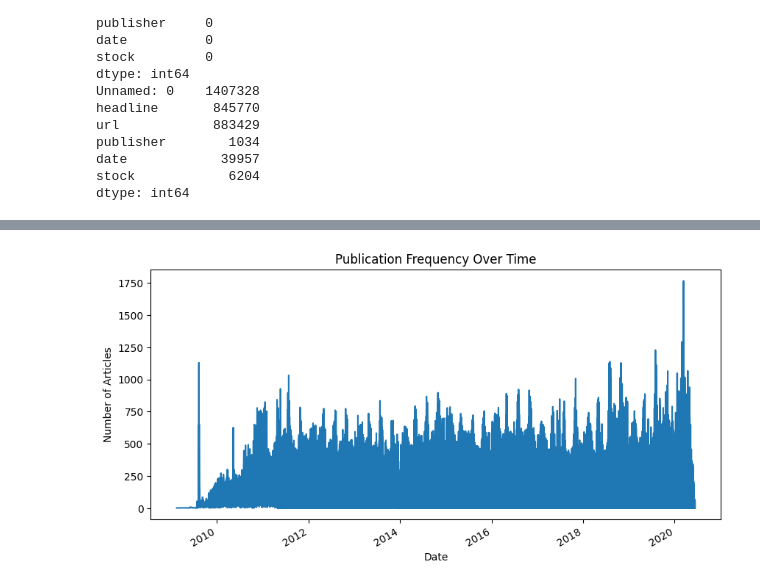
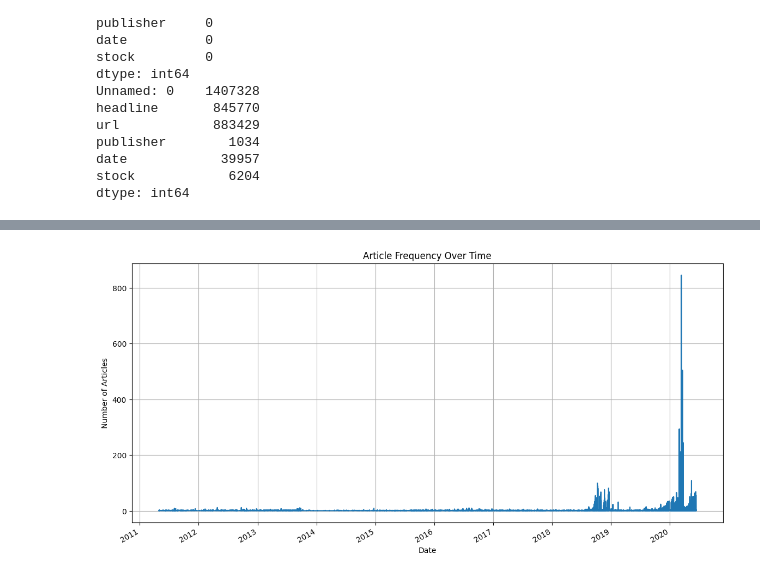
Before and after one commit to hasankere/Training, a Jupyter notebook: notebooks/stock_data_analysis.ipynb, the cells around one changed output, grey strips where cells are left out. Saved outputs shown, nothing was run; the diff lists cells and outputs as text; code cells hidden in the pictures.

```diff
--- a/notebooks/stock_data_analysis.ipynb
+++ b/notebooks/stock_data_analysis.ipynb
@@ -75,3 +81,14 @@ publisher        1034
 date            39957
 stock            6204
 dtype: int64
+# %%
+# Assuming your textual data is in a column named 'headline'
+if 'headline' in data.columns:
+    # Calculate headline lengths
+    data['headline_length'] = data['headline'].astype(str).apply(len)
+
+    # Get basic statistics for headline lengths
+    length_stats = data['headline_length'].describe()
+    print(length_stats)
+else:
+    print("Column 'headline' not found in dataset.")
@@ -78,17 +153,21 @@ dtype: int64
 # %%
-# Convert the 'date' column to datetime
-data['date'] = pd.to_datetime(data['date'], format='ISO8601', errors='coerce')
 
-# Check the range of dates
-print(data['date'].min(), data['date'].max())
+# Convert the 'date' column to datetime format
+data['date'] = pd.to_datetime(data['date'], errors='coerce')
 
-# Group by date to see publication frequency
-date_counts = data['date'].value_counts().sort_index()
-# Plot the distribution
-plt.figure(figsize=(10, 5))
-date_counts.plot(kind='line')
-plt.title("Publication Frequency Over Time")
-plt.xlabel("Date")
-plt.ylabel("Number of Articles")
+# Check for invalid dates
+if data['date'].isnull().sum() > 0:
+    print(f"Found {data['date'].isnull().sum()} rows with invalid dates.")
+    data = data.dropna(subset=['date'])
+# Count articles published each day
+daily_counts = data['date'].value_counts().sort_index()
+
+# Plot daily trends
+plt.figure(figsize=(14, 7))
+daily_counts.plot()
+plt.title('Article Frequency Over Time')
+plt.xlabel('Date')
+plt.ylabel('Number of Articles')
+plt.grid()
 plt.show()
 # %% [output]
@@ -96 +175 @@ plt.show()
-[figure, old version]
+[figure, new version]
```
Also changed, not shown: parts of 27 cells of this notebook.
